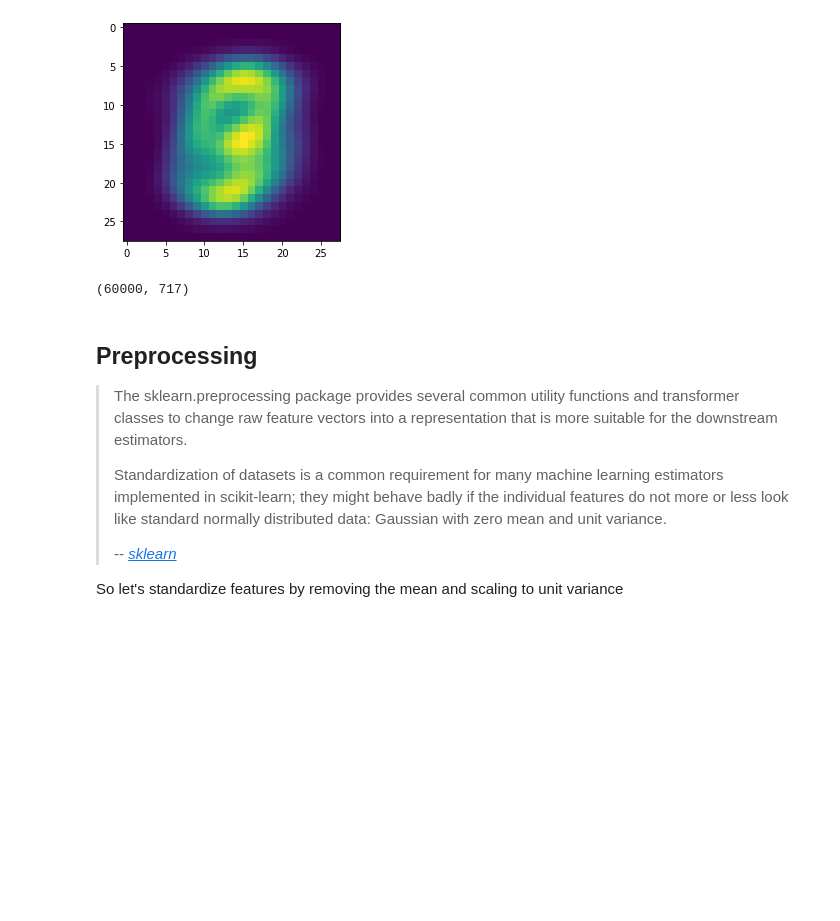
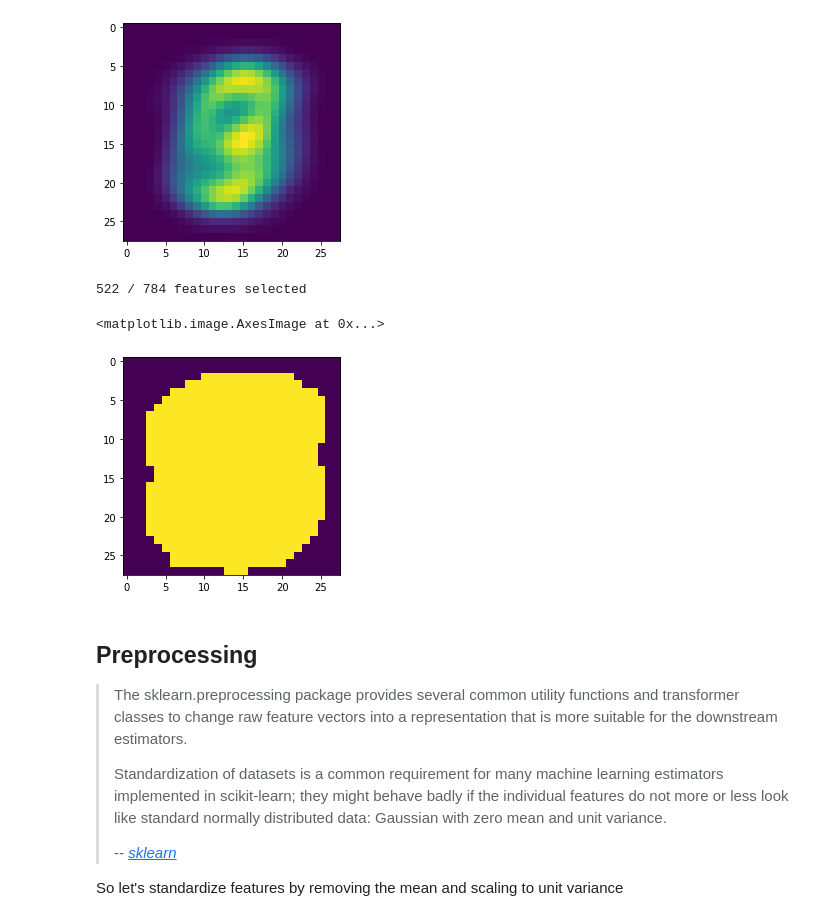
Before and after one commit to philj0st/MNIST-Digit-Classification, a Jupyter notebook: MNIST-Digits.ipynb, the cells around one changed output. Drawn from its saved outputs; the diff is of its cells as text; code cells hidden in the pictures; blank space fills up the shorter version.

```diff
--- a/MNIST-Digits.ipynb
+++ b/MNIST-Digits.ipynb
@@ -66,15 +68,26 @@ plt.imshow(np.mean(X_train.reshape(-1,28,28), axis=0))
 # %% [output]
 <matplotlib.image.AxesImage at 0x...>
 [figure]
-# %%
-from sklearn.feature_selection import VarianceThreshold
-# For now we'll just use the default elimination of zero-variance features.
-selector = VarianceThreshold()
-X_transformed = selector.fit_transform(X_train, y_train)
-# we already eliminated 67 features with default=0 threshold
-X_transformed.shape
-# %% [output]
-(60000, 717)
+# %%
+# lets find out more about the VarianceThreshold feature selection
+# play with the threshold param and see how the image changes
+from sklearn.feature_selection import VarianceThreshold
+selector = VarianceThreshold(threshold=(100))
+selector.fit(X_train)
+zeros = np.zeros(28*28)
+# select only the pixel from our dummy image
+# that had a higher variance in the training set.
+selected = selector.transform(zeros.reshape(1, -1))
+# mark/color the selected features
+selected += 255
+print('%i / 784 features selected' % selected.shape[1])
+# inverse the transformation to get a 28x28 image again
+selected_features = selector.inverse_transform(selected)
+plt.imshow(selected_features.reshape(28,28))
+# %% [output]
+522 / 784 features selected
+<matplotlib.image.AxesImage at 0x...>
+[figure, added]
 # %% [markdown]
 ## Preprocessing
 > The sklearn.preprocessing package provides several common utility functions and transformer classes to change raw feature vectors into a representation that is more suitable for the downstream estimators.
```
Also changed, not shown: parts of 15 cells of this notebook.
